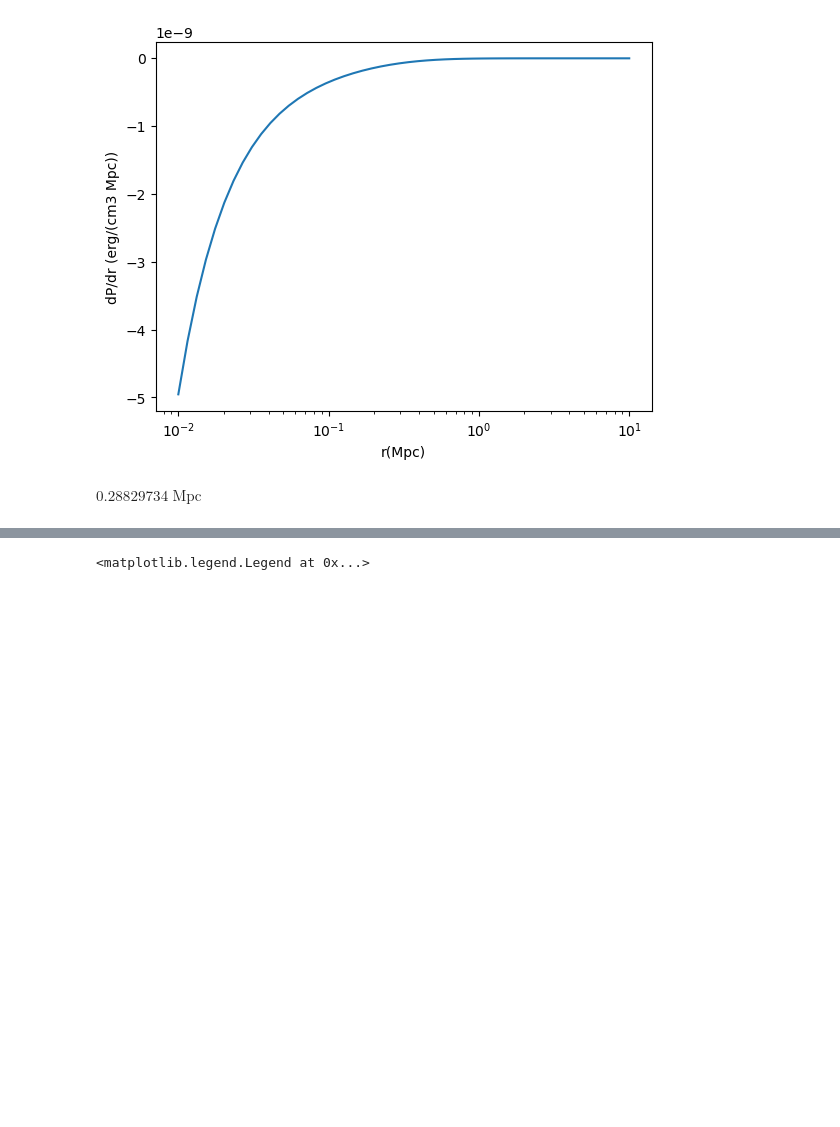
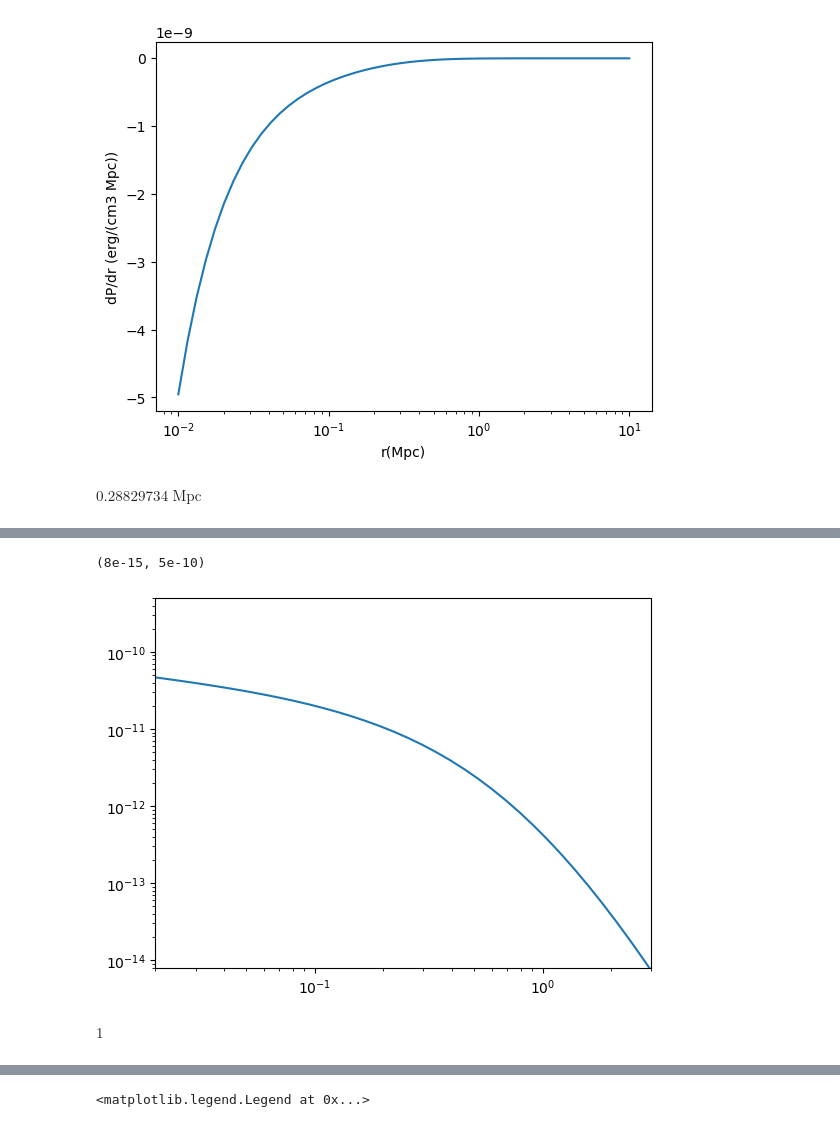
Before and after one commit to eleanorstuart/thermo-idm, a Jupyter notebook: Iqbal_AGN_heating.ipynb, the cells around one changed output, grey strips where cells are left out. Cells and saved outputs as stored; diff of their text form; code cells hidden in the pictures; blank space fills up the shorter version.

```diff
--- a/Iqbal_AGN_heating.ipynb
+++ b/Iqbal_AGN_heating.ipynb
@@ -160,0 +168,11 @@ plt.ylim(1, 15)
+# %%
+plt.loglog(rs/measurements.R500, iq.Pg(rs/measurements.R500, measurements2))
+plt.xlim(2*1e-2, 3*1e0)
+plt.ylim(8*1e-15, 5*1e-10)
+# %% [output]
+(8e-15, 5e-10)
+[figure, added]
+# %%
+iq.E(measurements.z)
+# %% [output]
+$1 \; \mathrm{}$
```
Also changed, not shown: parts of 6 cells of this notebook, 4 other files.
